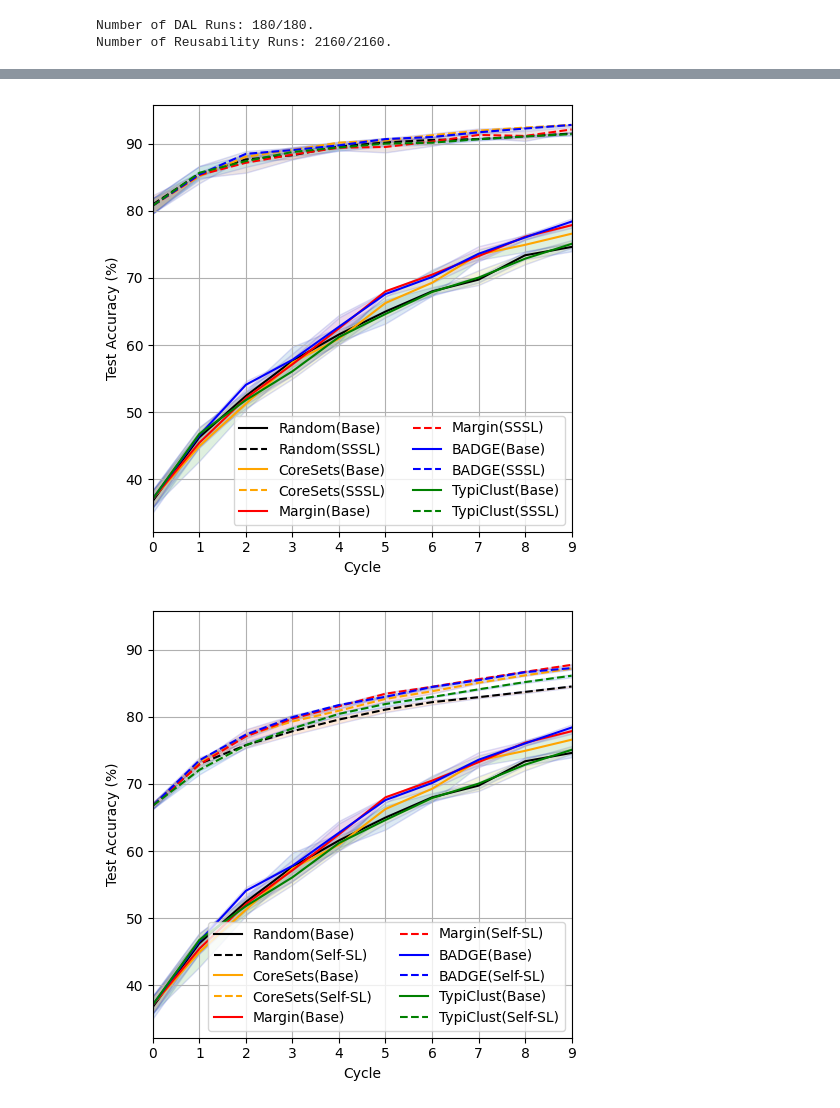
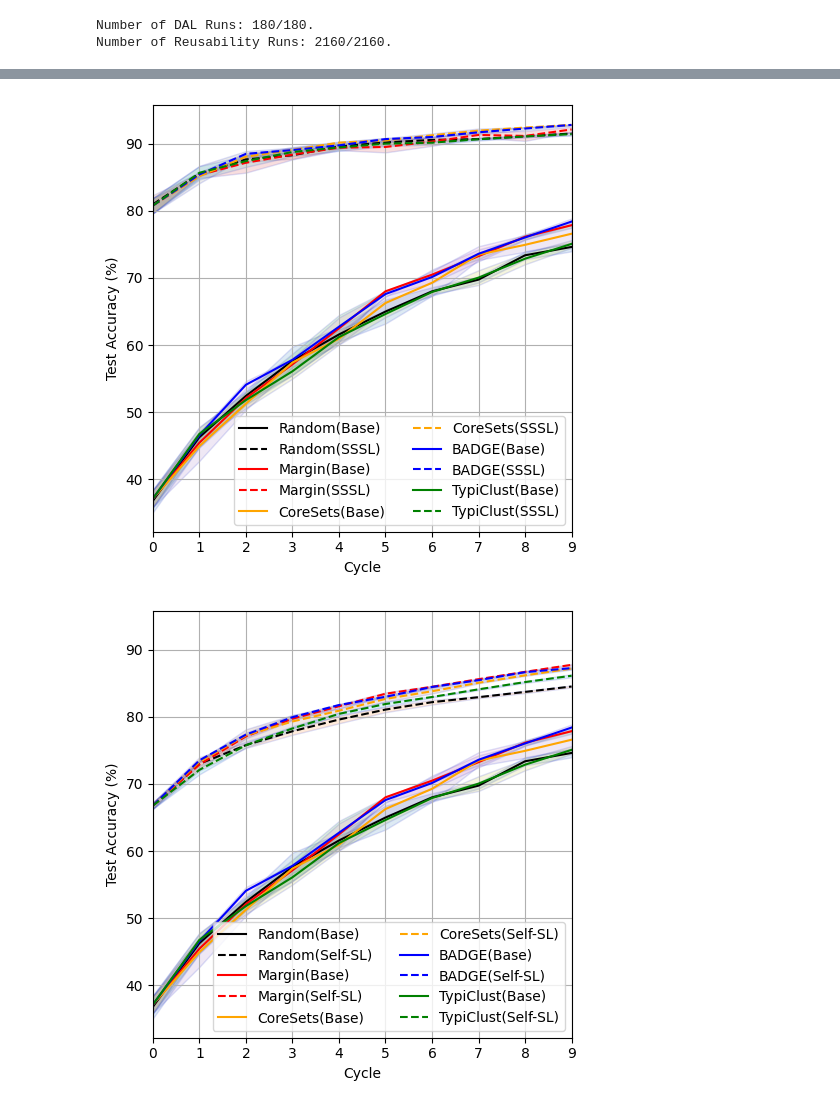
Before and after one commit to nhaH-luaP/general-reusability, a Jupyter notebook: notebooks/evaluate.ipynb, the cells around one changed output, grey strips where cells are left out. Drawn from its saved outputs; the diff is of its cells as text; code cells hidden in the pictures.

```diff
--- a/notebooks/evaluate.ipynb
+++ b/notebooks/evaluate.ipynb
@@ -10,13 +10,13 @@ from utils import plot_conf
 import os
 import torch
 # %%
-model_names = ['resnet6', 'resnet10', 'resnet18']
-queries = ['random', 'coreset', 'margin', 'badge', 'typiclust'] # ['random', 'coreset', 'margin', 'badge', 'typiclust']
+model_names = ['resnet6', 'resnet10', 'resnet18'] # ['resnet6', 'resnet10', 'resnet18']
+queries = ['random', 'margin', 'coreset', 'badge', 'typiclust'] # ['random', 'coreset', 'margin', 'badge', 'typiclust']
 train_methods = [('False', 'False'), ('True', 'False'), ('False', 'True'), ('True', 'True')]
 seeds = ['1', '2', '3']
 eval_model_names = ['resnet6', 'resnet10', 'resnet18'] # ['resnet6', 'resnet10', 'resnet18']
 eval_train_methods = [('False', 'False'), ('True', 'False'), ('False', 'True'), ('True', 'True')] # [('False', 'False'), ('True', 'False'), ('False', 'True'), ('True', 'True')]
-
+save_figs = False
 M = {'resnet6':'ResNet-6', 'resnet10':'ResNet-10', 'resnet18':'ResNet-18'}
 T = {('False', 'False'):'Baseline', ('True', 'False'):'Semi-SL', ('False', 'True'):'Self-SL', ('True', 'True'):'SSSL'}
 Q = {'random':'Random', 'coreset':'CoreSets', 'badge':'BADGE', 'margin':'Margin', 'typiclust':'TypiClust'}
@@ -155,6 +158,8 @@ for mn in model_names[::-1]:
         plt.ylim(ylim)
     else:
         ylim = plt.ylim()
-    plt.show()
-    #plt.savefig('/home/phahn/repositories/SDAL/images/dal_results_'+ mn +'.pdf', bbox_inches='tight')
+    if save_figs:
+        plt.savefig('/home/phahn/repositories/SDAL/images/dal_results_'+ mn +'.pdf', bbox_inches='tight')
+    else:
+        plt.show()
 # %% [output]
@@ -172,34 +177,38 @@ for tm in train_methods[::-1]:
             for x in [False, True]:
                 values = []
                 if x:
                     for _, res in dal_results[mn][q][tm].items():
                         values.append([h['test_stats']['acc1'] for h in res['results']])
                 else:
                     for _, res in dal_results[mn][q][train_methods[0]].items():
                         values.append([h['test_stats']['acc1'] for h in res['results']])
 
                 mean = np.mean(values, axis=0)
                 std = np.std(values, axis=0)
 
                 plt.plot(mean, c=Q_colors[q], linestyle='-' if not x else '--', label=Q[q]+('(Base)' if not x else '('+T[tm]+')'))
                 plt.fill_between(
                     x=[j for j in range(len(mean))],
                     y1=mean+std,
                     y2=mean-std,
                     alpha=0.15,
                     edgecolor='#1B2ACC',
                     )
         lgd = plt.legend(loc='lower right', ncol=2)
         plt.xlim(0, len(mean)-1)
         plt.grid(True)
         plt.xlabel('Cycle')
         plt.ylabel("Test Accuracy (%)")
         if ylim:
             plt.ylim(ylim)
         else:
             ylim = plt.ylim()
-        #plt.show()
-        plt.savefig('/home/phahn/repositories/SDAL/images/dal_results_'+ T[tm] +'.pdf', bbox_inches='tight')
+
+
+        if save_figs:
+            plt.savefig('/home/phahn/repositories/SDAL/images/dal_results_'+ T[tm] +'.pdf', bbox_inches='tight')
+        else:
+            plt.show()
 # %% [output]
-[figure, old version]
+[figure, new version]
-[figure, old version]
+[figure, new version]
```
Also changed, not shown: parts of 10 cells of this notebook, 9 other files.
